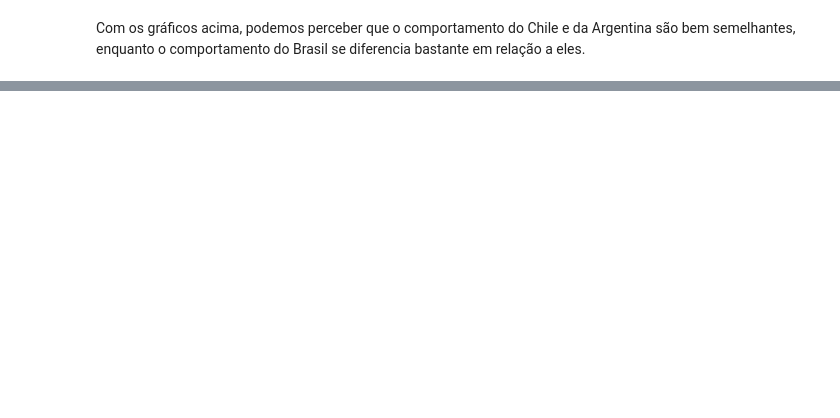
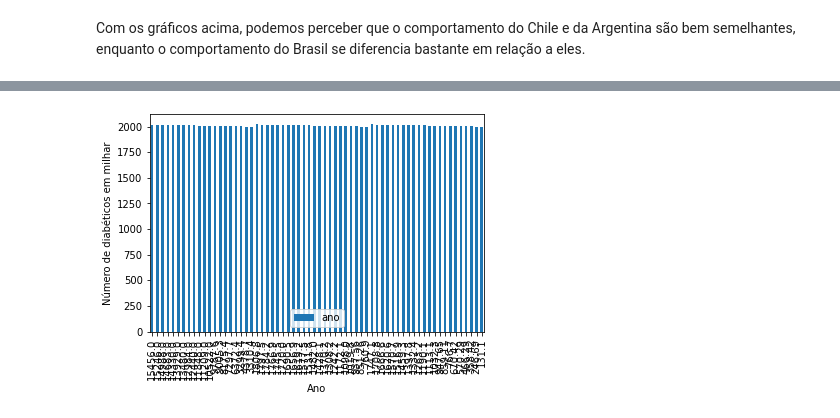
Before and after one commit to barbaraperez/Estudo-do-diabetes, a Jupyter notebook: machine_learning.ipynb, the cells around one changed output, grey strips where cells are left out. Saved outputs shown, nothing was run; the diff lists cells and outputs as text; code cells hidden in the pictures; blank space fills up the shorter version.

```diff
--- a/machine_learning.ipynb
+++ b/machine_learning.ipynb
@@ -147,0 +187,7 @@ Com os gráficos acima, podemos perceber que o comportamento do Chile e da Argen
+# %%
+ax1 = df_atualizado.plot(kind = 'bar', x="diabeticos", y="ano")
+plt.xlabel('Ano')
+plt.ylabel('Número de diabéticos em milhar')
+plt.show()
+# %% [output]
+[figure, added]
```
Also changed, not shown: parts of 8 cells of this notebook.
